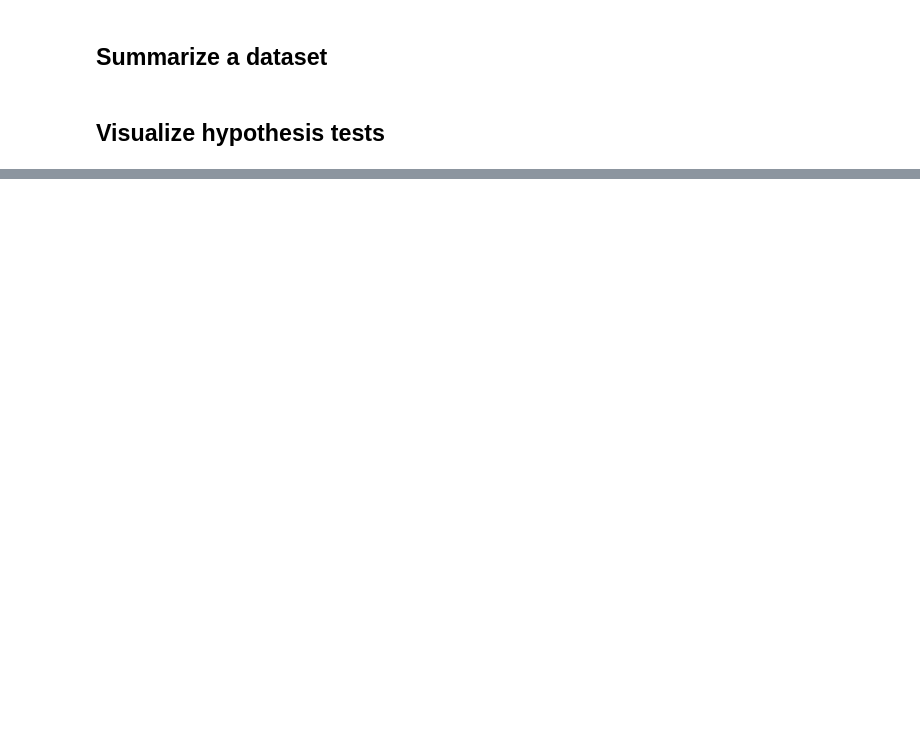
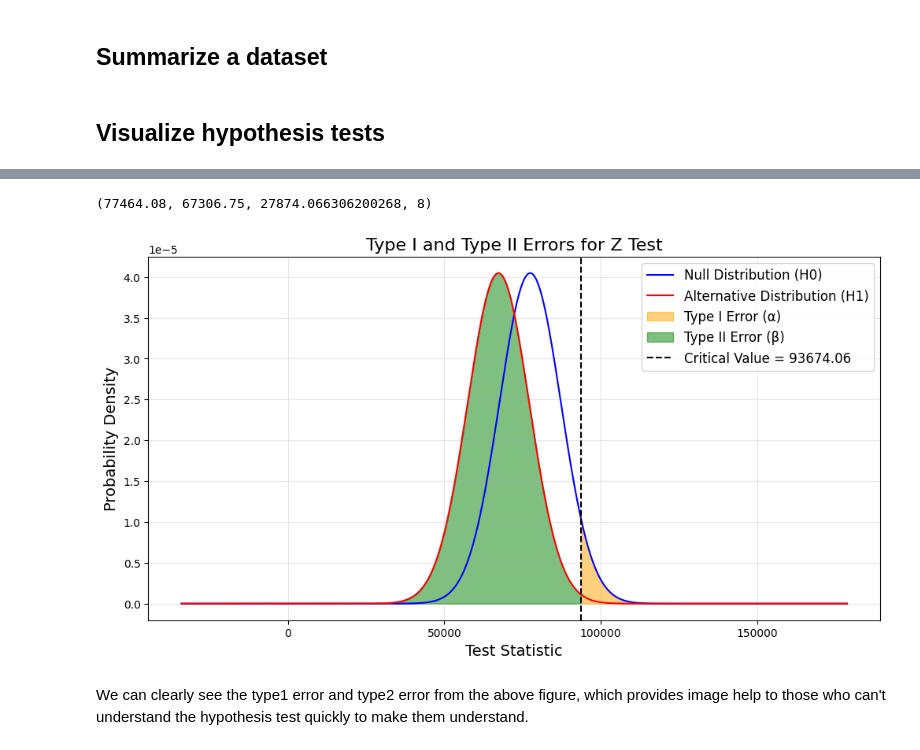
Before and after one commit to UBC-MDS/mds-2025-helper-functions, a Jupyter notebook: docs/example.ipynb, the cells around one changed output, grey strips where cells are left out. Saved outputs shown, nothing was run; the diff lists cells and outputs as text; code cells hidden in the pictures; blank space fills up the shorter version.

```diff
--- a/docs/example.ipynb
+++ b/docs/example.ipynb
@@ -188,0 +205,28 @@ performance_score: 0 potential outliers
+# %%
+# Extracting relevant data for hypothesis testing
+all_salary = df['salary']  # All department salaries
+hr_salary = df[df['department'] == 'HR']['salary']  # Salaries for HR department
+
+# Calculating parameters
+mu0 = all_salary.mean()  # Overall mean salary
+mu1 = hr_salary.mean()  # Mean salary for HR
+sigma = all_salary.std()  # Using overall standard deviation as an approximation
+sample_size = len(hr_salary)  # Sample size for HR
+
+# Define test parameters
+test_params = {
+    "mu0": mu0,
+    "mu1": mu1,
+    "sigma": sigma,
+    "sample_size": sample_size
+}
+
+# Visualize hypothesis testing using the htv function
+fig, ax = htv(test_output=test_params, test_type="z", alpha=0.05, tail="one-tailed")
+
+(mu0, mu1, sigma, sample_size)  # Display the calculated values
+# %% [output]
+(77464.08, 67306.75, 27874.066306200268, 8)
+[figure, added]
+# %% [markdown]
+We can clearly see the type1 error and type2 error from the above figure, which provides image help to those who can't understand the hypothesis test quickly to make them understand.
```
Also changed, not shown: parts of 8 cells of this notebook.
